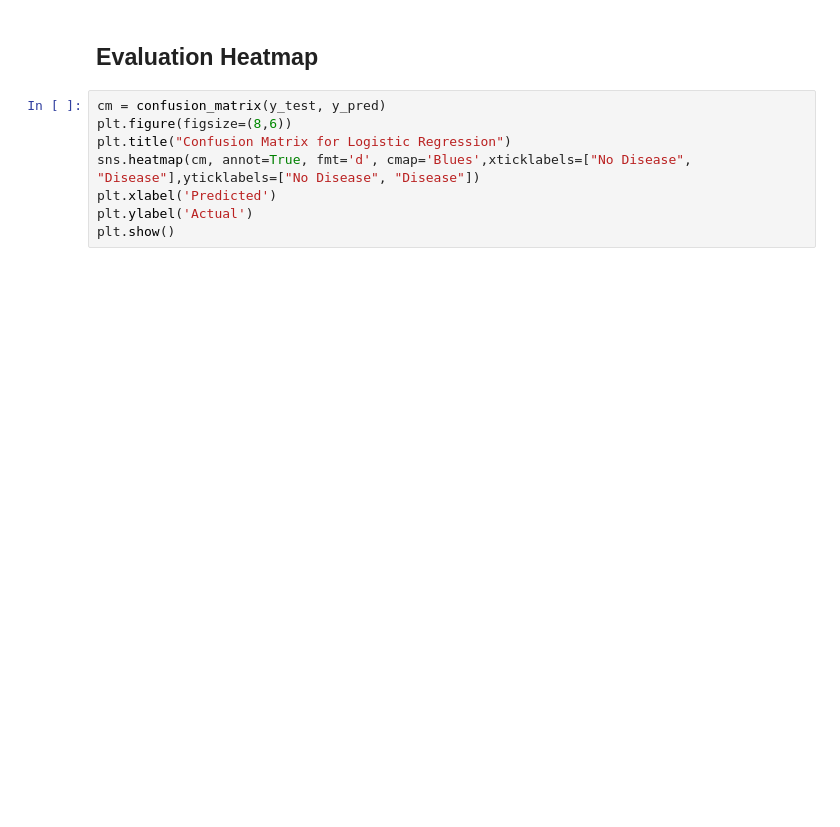
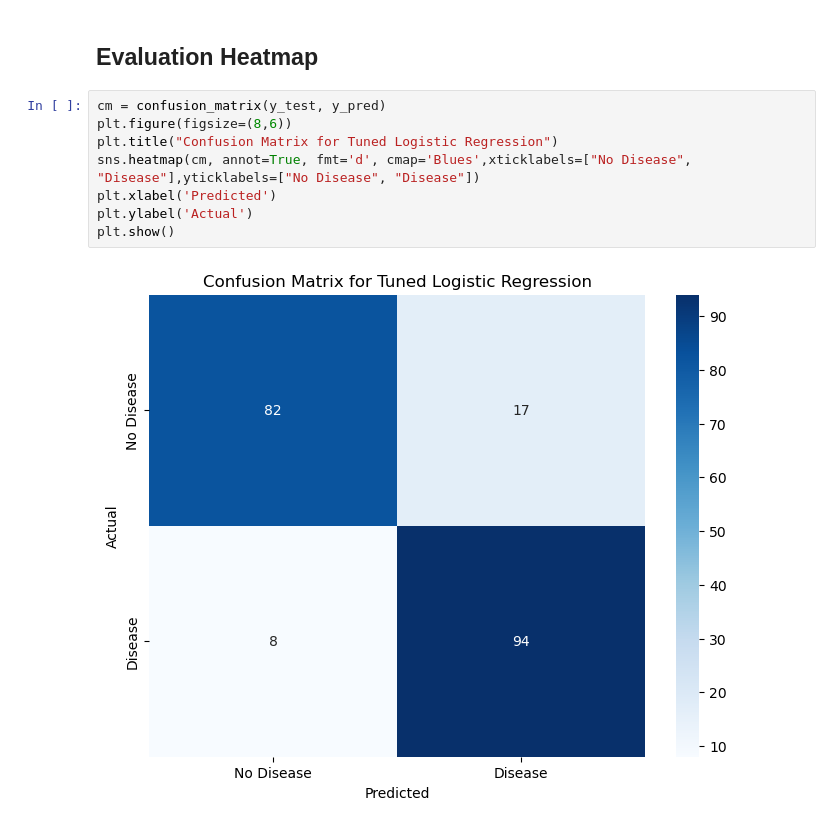
Before and after one commit to prajal005/heart-disease-prediction, a Jupyter notebook: notebooks/testing.ipynb, the cells around one changed output. Cells and saved outputs as stored; diff of their text form; blank space fills up the shorter version.

Commit message:
Updated the testing.ipynb with the tuned data.

```diff
--- a/notebooks/testing.ipynb
+++ b/notebooks/testing.ipynb
@@ -61,8 +87,10 @@ print(confusion_matrix(y_test, y_pred))
 # %%
 cm = confusion_matrix(y_test, y_pred)
 plt.figure(figsize=(8,6))
-plt.title("Confusion Matrix for Logistic Regression")
+plt.title("Confusion Matrix for Tuned Logistic Regression")
 sns.heatmap(cm, annot=True, fmt='d', cmap='Blues',xticklabels=["No Disease", "Disease"],yticklabels=["No Disease", "Disease"])
 plt.xlabel('Predicted')
 plt.ylabel('Actual')
 plt.show()
+# %% [output]
+[figure, added]
```
Also changed, not shown: parts of 16 cells of this notebook.
